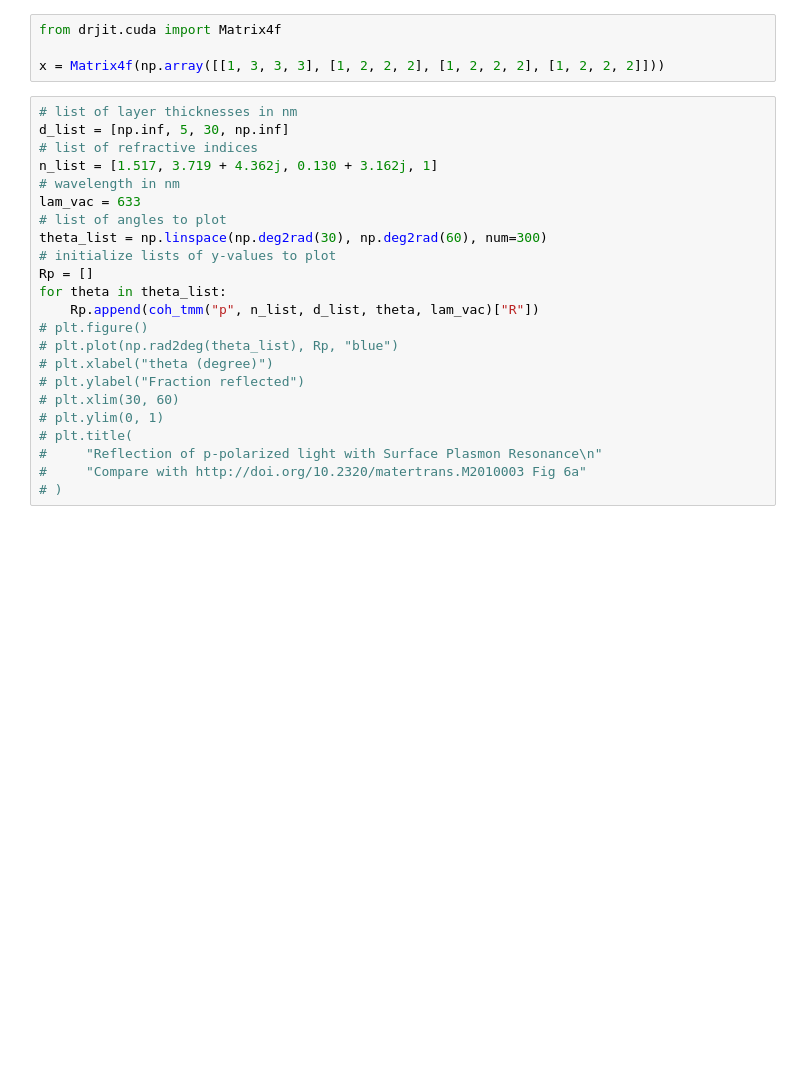
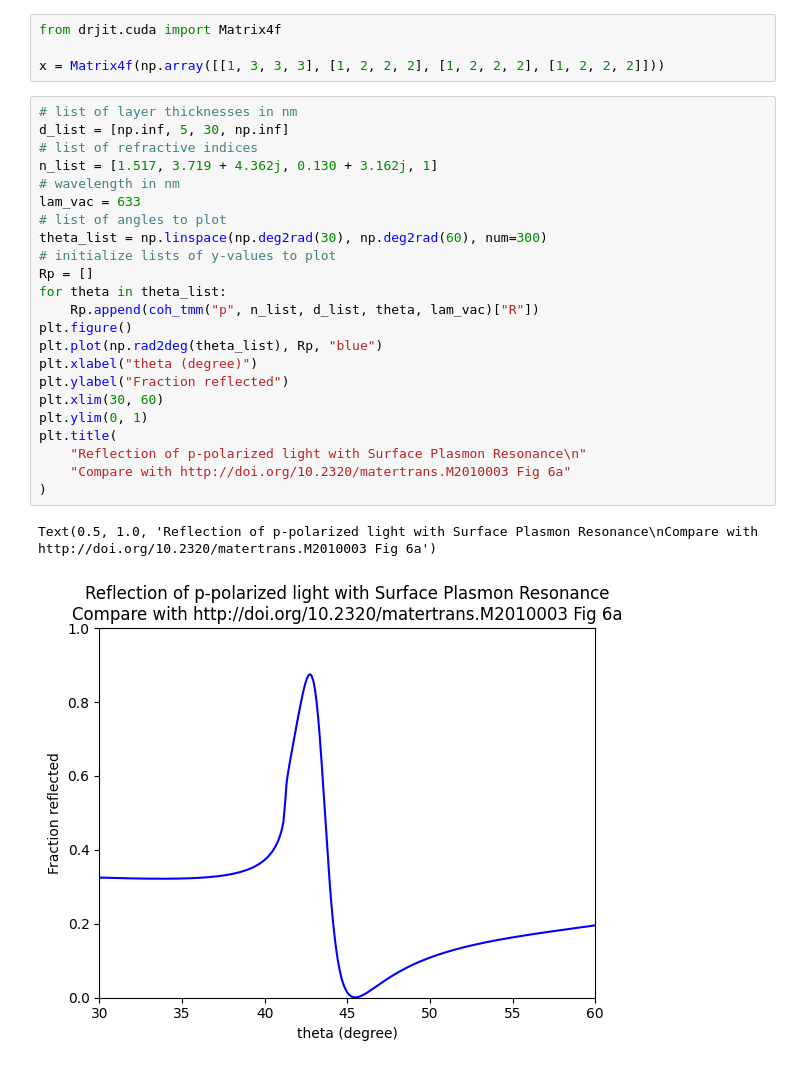
Before and after one commit to wet-dog/calypte_py, a Jupyter notebook: tmm_drjit.ipynb, the cells around one changed output. Drawn from its saved outputs; the diff is of its cells as text; blank space fills up the shorter version.

```diff
--- a/tmm_drjit.ipynb
+++ b/tmm_drjit.ipynb
@@ -25,23 +25,26 @@ x = Matrix4f(np.array([[1, 3, 3, 3], [1, 2, 2, 2], [1, 2, 2, 2], [1, 2, 2, 2]]))
 # %%
 # list of layer thicknesses in nm
 d_list = [np.inf, 5, 30, np.inf]
 # list of refractive indices
 n_list = [1.517, 3.719 + 4.362j, 0.130 + 3.162j, 1]
 # wavelength in nm
 lam_vac = 633
 # list of angles to plot
 theta_list = np.linspace(np.deg2rad(30), np.deg2rad(60), num=300)
 # initialize lists of y-values to plot
 Rp = []
 for theta in theta_list:
     Rp.append(coh_tmm("p", n_list, d_list, theta, lam_vac)["R"])
-# plt.figure()
-# plt.plot(np.rad2deg(theta_list), Rp, "blue")
-# plt.xlabel("theta (degree)")
-# plt.ylabel("Fraction reflected")
-# plt.xlim(30, 60)
-# plt.ylim(0, 1)
-# plt.title(
-#     "Reflection of p-polarized light with Surface Plasmon Resonance\n"
-#     "Compare with http://doi.org/10.2320/matertrans.M2010003 Fig 6a"
-# )
+plt.figure()
+plt.plot(np.rad2deg(theta_list), Rp, "blue")
+plt.xlabel("theta (degree)")
+plt.ylabel("Fraction reflected")
+plt.xlim(30, 60)
+plt.ylim(0, 1)
+plt.title(
+    "Reflection of p-polarized light with Surface Plasmon Resonance\n"
+    "Compare with http://doi.org/10.2320/matertrans.M2010003 Fig 6a"
+)
+# %% [output]
+Text(0.5, 1.0, 'Reflection of p-polarized light with Surface Plasmon Resonance\nCompare with http://doi.org/10.2320/matertrans.M2010003 Fig 6a')
+[figure, added]
```
Also changed, not shown: parts of 8 cells of this notebook.
